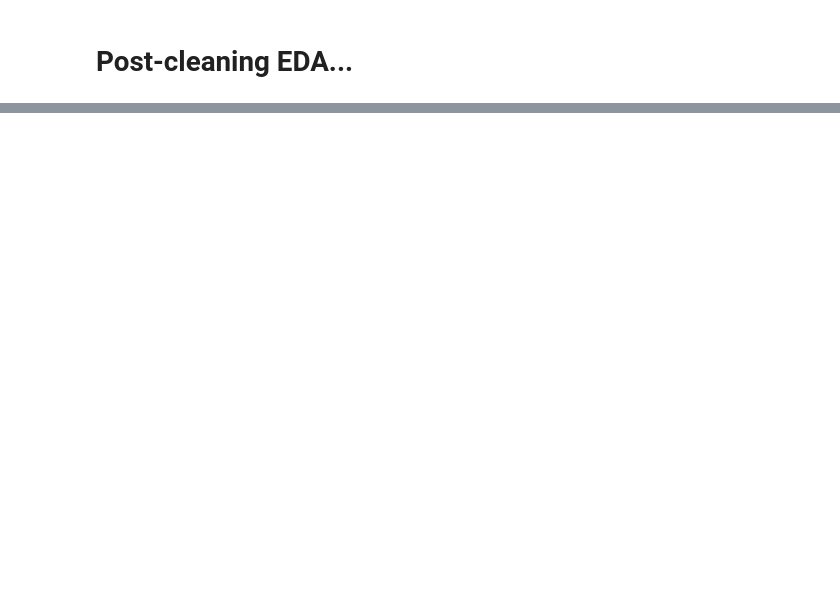
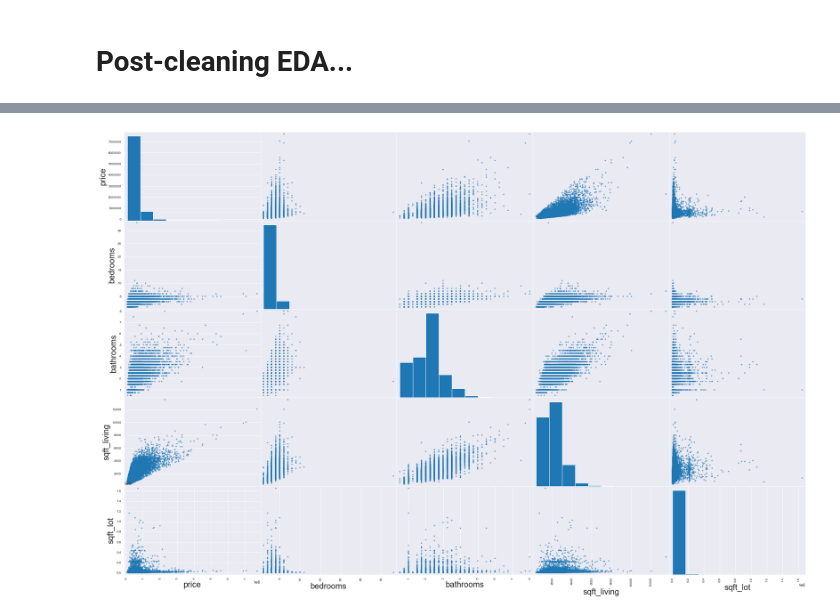
Before and after one commit to Stenke/King-County-Housing-Regression-Analysis, a Jupyter notebook: House(party)_Data-Clean-EDA.ipynb, the cells around one changed output, grey strips where cells are left out. Saved outputs shown, nothing was run; the diff lists cells and outputs as text; code cells hidden in the pictures; blank space fills up the shorter version.

```diff
--- a/House(party)_Data-Clean-EDA.ipynb
+++ b/House(party)_Data-Clean-EDA.ipynb
@@ -143,0 +175,8 @@ pd.plotting.scatter_matrix(house_data[1:12], alpha=.3, figsize=(20,20));
+# %%
+matrix = pd.plotting.scatter_matrix(house_data[list_col[1:6]], alpha=.7, figsize=(30,20));
+
+for ax in matrix.ravel():
+    ax.set_xlabel(ax.get_xlabel(), fontsize = 20, rotation = 0)
+    ax.set_ylabel(ax.get_ylabel(), fontsize = 20, rotation = 90)
+# %% [output]
+[figure, added]
```
Also changed, not shown: parts of 26 cells of this notebook.
